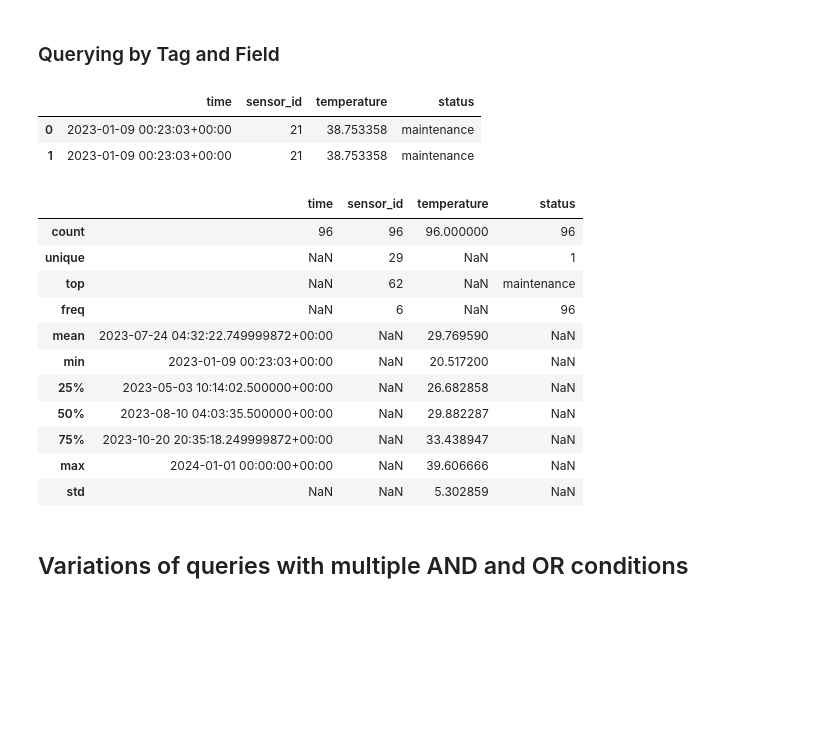
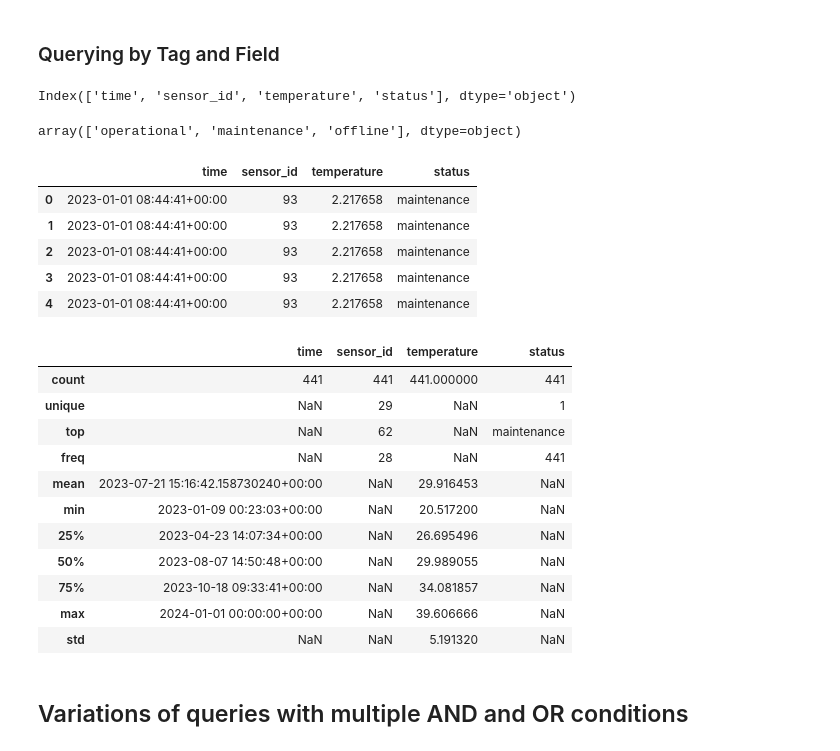
Before and after one commit to Lionidas-90/AP02_tinyflux, a Jupyter notebook: tinyflux_example_temperature_readings.ipynb, the cells around one changed output. Drawn from its saved outputs; the diff is of its cells as text; code cells hidden in the pictures; blank space fills up the shorter version.

```diff
--- a/tinyflux_example_temperature_readings.ipynb
+++ b/tinyflux_example_temperature_readings.ipynb
@@ -47,5 +47,8 @@ def points_to_dataframe(points_list):
 db = TinyFlux("temperatures.db")
 # %% [markdown]
 ## Importing a CSV file and show first descriptive statistics
+# %%
+csv_file = 'synthetic_temperature_readings.csv'
+path_csv_file = 'example_data/' + csv_file
 # %%
 # CSV-Datei in Dataframe laden
@@ -103,7 +106,7 @@ df.describe(include='all')
 ## Writing a CSV file into Tinyflux
 # %%
 # Read CSV and insert data into TinyFlux
-with open("example_data/synthetic_temperature_readings.csv", mode="r") as file:
+with open(path_csv_file, mode="r") as file:
     reader = csv.DictReader(file)
     for row in reader:
         point = Point(
@@ -349,37 +426,49 @@ df_result_time_tag.describe(include='all')
 # %% [markdown]
 ### Querying by Tag and Field
+# %%
+df.keys() # field / keys
+# %% [output]
+Index(['time', 'sensor_id', 'temperature', 'status'], dtype='object')
+# %%
+df.status.unique()
+# %% [output]
+array(['operational', 'maintenance', 'offline'], dtype=object)
 # %%
 # Querying all temperatures higher than 20 degrees and with the status "maintenance"
 
 # Definieren der Queries
 tag_query_conditions = (tags.status == "maintenance")
-field_query_conditions = (field.temperature > 20.0)
+# field_query_conditions = (field.temperature > 20.0) # grösser als 20
+field_query_conditions = (field.temperature < 20.0) # kleiner als 20
 
 # Datenabfrage mittels der definierten Queries
 my_results = db.search(tag_query_conditions & field_query_conditions)
 
 # Erstellung eines Dataframes aus den Query-Resultaten
 # Die ugehörige Funktion "points_to_dataframe()" wurde zu Beginn dieses Notebooks in den Arbeitsspeicher geladen
 df_result_tag_field = points_to_dataframe(my_results)
-df_result_tag_field.head(2)
+df_result_tag_field.head(5)
 # %% [output]
 |  | time | sensor_id | temperature | status |
-| 0 | 2023-01-09 00:23:03+00:00 | 21 | 38.753358 | maintenance |
-| 1 | 2023-01-09 00:23:03+00:00 | 21 | 38.753358 | maintenance |
+| 0 | 2023-01-01 08:44:41+00:00 | 93 | 2.217658 | maintenance |
+| 1 | 2023-01-01 08:44:41+00:00 | 93 | 2.217658 | maintenance |
+| 2 | 2023-01-01 08:44:41+00:00 | 93 | 2.217658 | maintenance |
+| 3 | 2023-01-01 08:44:41+00:00 | 93 | 2.217658 | maintenance |
+| 4 | 2023-01-01 08:44:41+00:00 | 93 | 2.217658 | maintenance |
 # %%
 df_result_tag_field.describe(include='all')
 # %% [output]
 |  | time | sensor_id | temperature | status |
-| count | 96 | 96 | 96.000000 | 96 |
+| count | 441 | 441 | 441.000000 | 441 |
 | unique | NaN | 29 | NaN | 1 |
 | top | NaN | 62 | NaN | maintenance |
-| freq | NaN | 6 | NaN | 96 |
-| mean | 2023-07-24 04:32:22.749999872+00:00 | NaN | 29.769590 | NaN |
+| freq | NaN | 28 | NaN | 441 |
+| mean | 2023-07-21 15:16:42.158730240+00:00 | NaN | 29.916453 | NaN |
 | min | 2023-01-09 00:23:03+00:00 | NaN | 20.517200 | NaN |
-| 25% | 2023-05-03 10:14:02.500000+00:00 | NaN | 26.682858 | NaN |
-| 50% | 2023-08-10 04:03:35.500000+00:00 | NaN | 29.882287 | NaN |
-| 75% | 2023-10-20 20:35:18.249999872+00:00 | NaN | 33.438947 | NaN |
+| 25% | 2023-04-23 14:07:34+00:00 | NaN | 26.695496 | NaN |
+| 50% | 2023-08-07 14:50:48+00:00 | NaN | 29.989055 | NaN |
+| 75% | 2023-10-18 09:33:41+00:00 | NaN | 34.081857 | NaN |
 | max | 2024-01-01 00:00:00+00:00 | NaN | 39.606666 | NaN |
-| std | NaN | NaN | 5.302859 | NaN |
+| std | NaN | NaN | 5.191320 | NaN |
 # %% [markdown]
 ## Variations of queries with multiple AND and OR conditions
```
Also changed, not shown: parts of 30 cells of this notebook, 7 other files.
